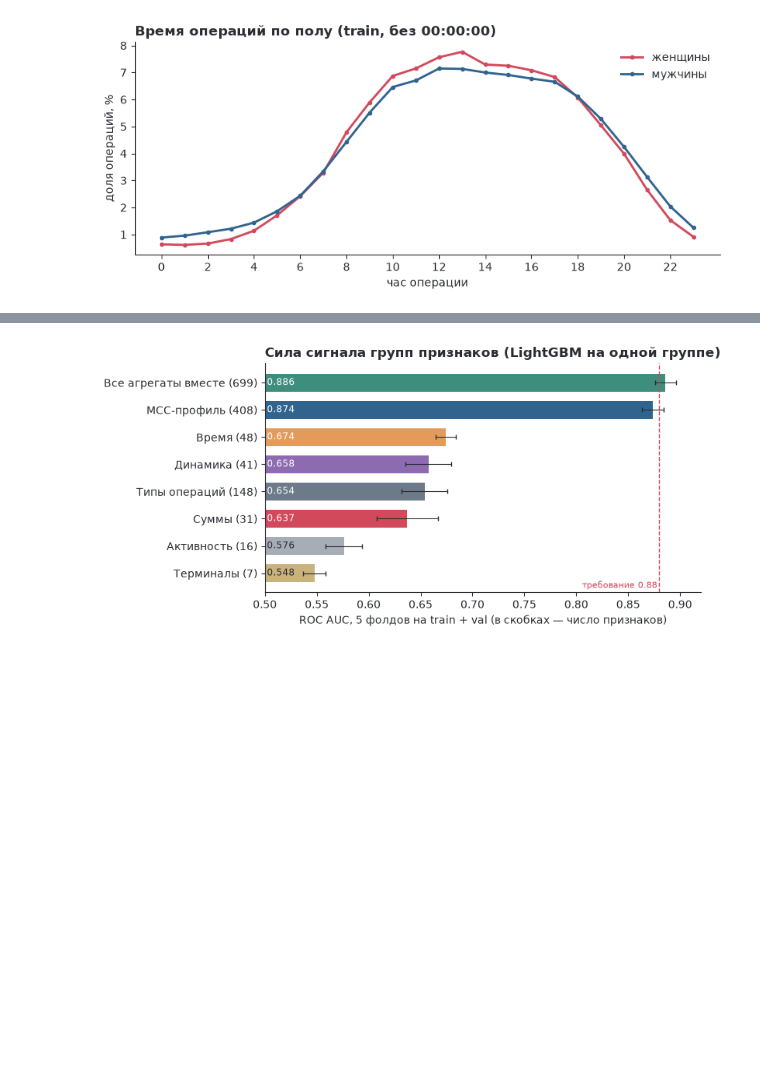
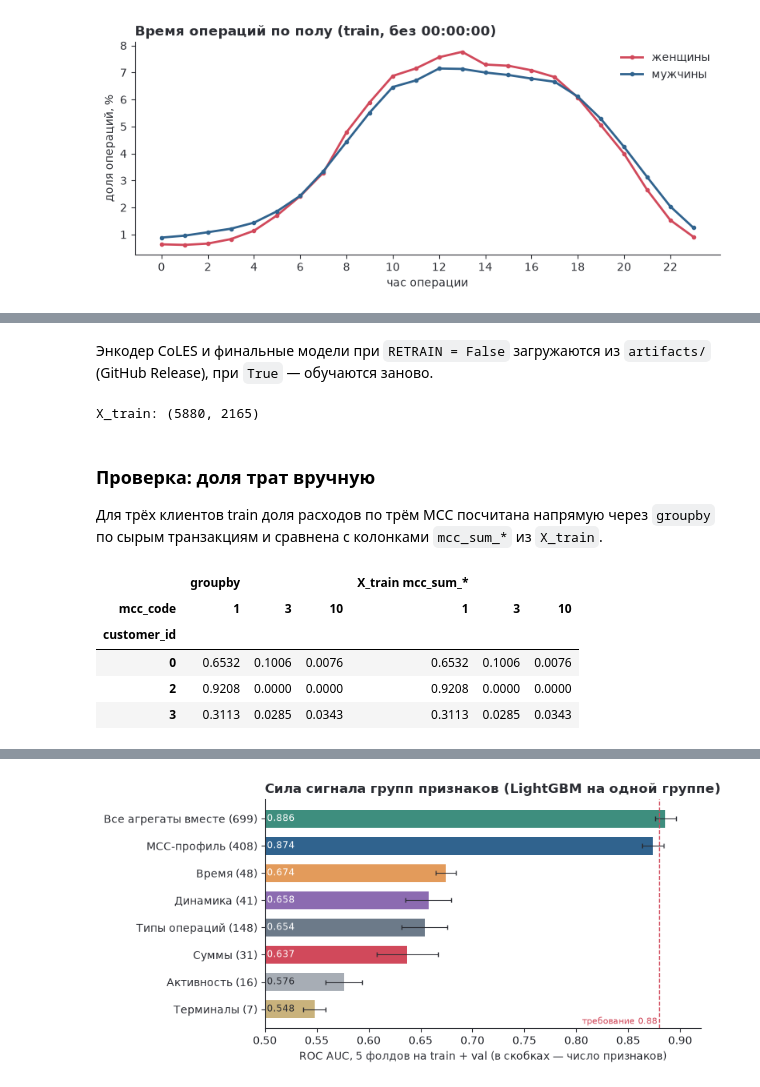
Before and after one commit to Eltralo/gender-prediction, a Jupyter notebook: notebooks/pred_gen_tr.ipynb, the cells around one changed output, grey strips where cells are left out. Cells and saved outputs as stored; diff of their text form; code cells hidden in the pictures; blank space fills up the shorter version.

```diff
--- a/notebooks/pred_gen_tr.ipynb
+++ b/notebooks/pred_gen_tr.ipynb
@@ -23,6 +22,7 @@ if Path.cwd().name == "notebooks":
     os.chdir("..")
 
 import matplotlib.pyplot as plt
+import numpy as np
 import pandas as pd
 
 from gender_pred import cli, cv, data, features, plots
@@ -32,5 +32,4 @@ from gender_pred.data import download_data, labels, load_config
 RETRAIN = False  # True — полный пересчёт (~25 мин на GPU); False — финальные модели из artifacts/ (GitHub Release)
 cfg = load_config("configs/default.yaml", retrain=RETRAIN)
 plots.style()
-pd.set_option("display.max_columns", 30, "display.width", 200)
 download_data(cfg["paths"]["data"])  # данные с Hugging Face, если их ещё нет
@@ -145,3 +203,32 @@ def generate_features(df):
 def fit_predict_proba(X_train, y_train, X_val, y_val, X_test):
     """LightGBM + дообученный CoLES + TabPFN, калиброванный бленд; порог 0.5."""
     return cli.fit_predict(ctx, X_train, y_train, X_val, y_val, X_test)
+# %% [markdown]
+Энкодер CoLES и финальные модели при `RETRAIN = False` загружаются из `artifacts/` (GitHub Release),
+при `True` — обучаются заново.
+# %%
+ctx = cli.build_context(cfg, dataset, log=False)
+X_train, y_train = generate_features(dataset["train"])
+print("X_train:", X_train.shape)
+# %% [output]
+X_train: (5880, 2165)
+# %% [markdown]
+### Проверка: доля трат вручную
+
+Для трёх клиентов train доля расходов по трём MCC посчитана напрямую через `groupby` по сырым транзакциям и
+сравнена с колонками `mcc_sum_*` из `X_train`.
+# %%
+ids, codes = X_train.index[:3], [1, 3, 10]
+out = train_df[train_df["customer_id"].isin(ids) & (train_df["amount"] < 0)]
+spend = out.assign(a=out["amount"].abs()).groupby(["customer_id", "mcc_code"])["a"].sum().unstack(fill_value=0)
+manual = spend.div(spend.sum(axis=1), axis=0).reindex(columns=codes, fill_value=0)
+from_x = X_train.loc[ids, [f"mcc_sum_{c}" for c in codes]].set_axis(codes, axis=1)
+assert np.allclose(manual.to_numpy(), from_x.to_numpy(), atol=1e-6)
+plots.table(pd.concat({"groupby": manual, "X_train mcc_sum_*": from_x}, axis=1), precision=4)
+# %% [output]
+|  | groupby |  |  | X_train mcc_sum_* |  |  |
+| mcc_code | 1 | 3 | 10 | 1 | 3 | 10 |
+| customer_id |  |  |  |  |  |  |
+| 0 | 0.6532 | 0.1006 | 0.0076 | 0.6532 | 0.1006 | 0.0076 |
+| 2 | 0.9208 | 0.0000 | 0.0000 | 0.9208 | 0.0000 | 0.0000 |
+| 3 | 0.3113 | 0.0285 | 0.0343 | 0.3113 | 0.0285 | 0.0343 |
```
Also changed, not shown: parts of 29 cells of this notebook, 2 other files.
